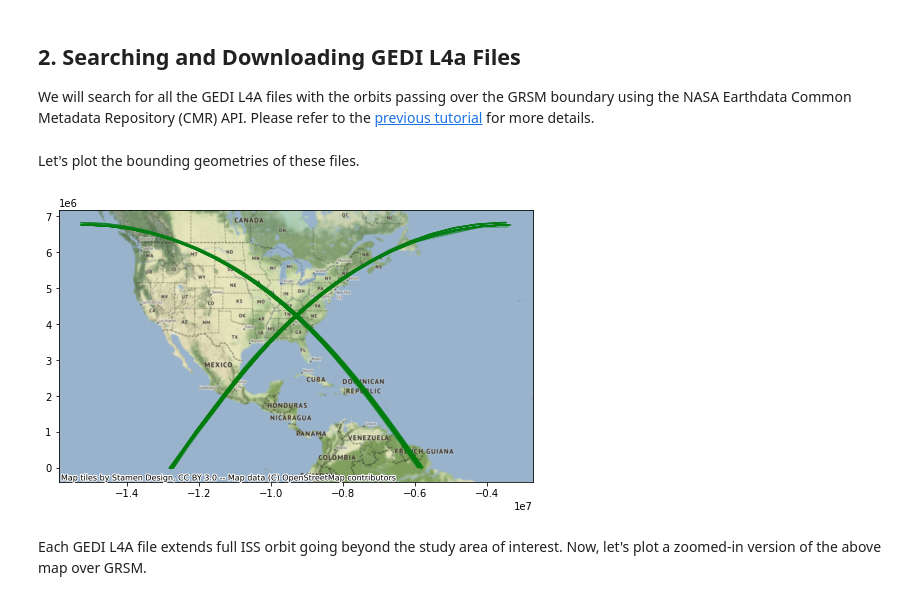
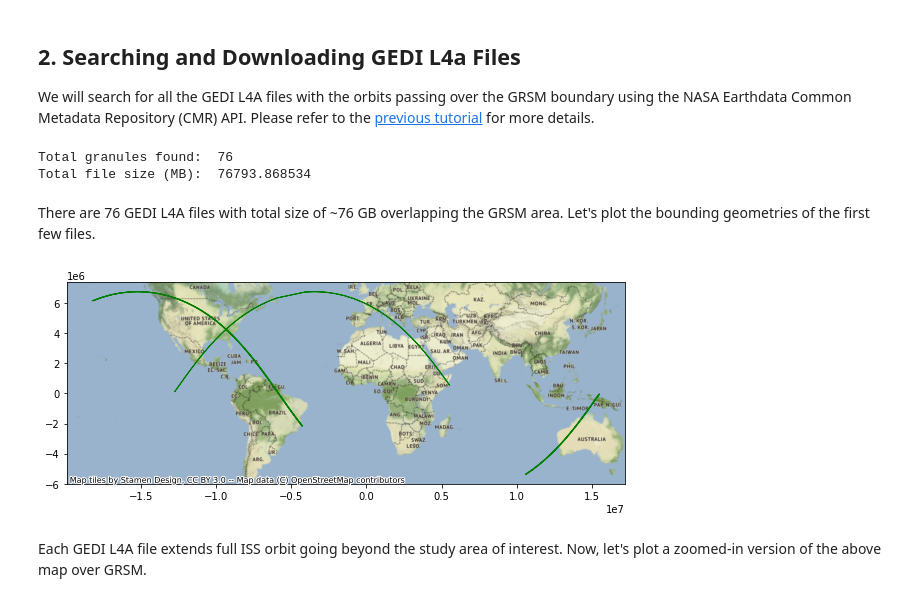
Before and after one commit to ornldaac/gedi_tutorials, a Jupyter notebook: 2_gedi_l4a_subsets.ipynb, the cells around one changed output. Cells and saved outputs as stored; diff of their text form; code cells hidden in the pictures.

```diff
--- a/2_gedi_l4a_subsets.ipynb
+++ b/2_gedi_l4a_subsets.ipynb
@@ -10,7 +10,7 @@ The [previous tutorial](1_gedi_l4a_search_download.ipynb) explains how to downlo
 We will use the boundary of the [Great Smokey Mountain National Park (GRSM)](https://www.nps.gov/grsm/planyourvisit/maps.htm) to demonstrate the spatial subsetting process. The boundary file is in ESRI Shapefile format in the folder called `grsm` in the repository. Let's read the boundary file and print out its coordinate system.
 # %%
 import geopandas as gpd
-grsm_poly = gpd.read_file('grsm/GRSM_BOUNDARY_POLYGON_fid17.shp')
+grsm_poly = gpd.read_file('polygons/grsm/GRSM_BOUNDARY_POLYGON_fid17.shp')
 grsm_poly.crs
 # %% [output]
 <Projected CRS: EPSG:26917>
@@ -55,8 +55,7 @@ grsm_epsg4326.geometry = grsm_epsg4326.geometry.apply(orient, args=(1,))
 # CMR has 1000000 bytes limit
 grsm_epsg4326 = grsm_epsg4326.simplify(0.0005)
 
-# We will use L2A to get bounding geometries for L4A
-doi = '10.5067/GEDI/GEDI02_A.002'# GEDI L2A DOI
+doi = '10.3334/ORNLDAAC/1907'# GEDI L4A DOI
 
 # CMR API base url
 cmrurl='https://cmr.earthdata.nasa.gov/search/'
@@ -95,19 +94,19 @@ while True:
 
             # reading bounding geometries
             if 'polygons' in g:
-                polygons= g['polygons'][0]
+                polygons= g['polygons']
                 multipolygons = []
                 for poly in polygons:
-                    i=iter(poly.split (" "))
+                    i=iter(poly[0].split(" "))
                     ltln = list(map(" ".join,zip(i,i)))
                     multipolygons.append(Polygon([[float(p.split(" ")[1]), float(p.split(" ")[0])] for p in ltln]))
                 granule_poly = MultiPolygon(multipolygons)
 
             # Get URL of HDF5 files
-            h5name = g['producer_granule_id'].split('_')
-            ornlurl = 'https://daac.ornl.gov/daacdata/gedi/GEDI_L4A_AGB_Density/data/'
-            granule_url = ornlurl + 'GEDI04_A_' + h5name[2] + '_' + h5name[3]  + '_' + h5name[5] + '_02_001_01.h5'
-            granule_arr.append([granule_url, granule_poly])
+            for links in g['links']:
+                if 'title' in links and links['title'].startswith('Download'):
+                    granule_url = links['href']
+            granule_arr.append([granule_url, granule_size, granule_poly])
 
         page_num += 1
     else:
@@ -115,20 +114,29 @@ while True:
 
 # adding bound as the last row into the dataframe
 # we will use this later in the plot
-granule_arr.append(['GRSM', grsm_epsg4326.geometry.item() ])
+granule_arr.append(['GRSM', 0, grsm_epsg4326.geometry.item() ])
 
 # creating a pandas dataframe
-l4adf = pd.DataFrame(granule_arr, columns=["granule_url", "granule_poly"])
+l4adf = pd.DataFrame(granule_arr, columns=["granule_url", "granule_size", "granule_poly"])
+
+# Drop granules with empty geometry
+l4adf = l4adf[l4adf['granule_poly'] != '']
+
+print ("Total granules found: ", len(l4adf.index)-1)
+print ("Total file size (MB): ", l4adf['granule_size'].sum())
+# %% [output]
+Total granules found:  76
+Total file size (MB):  76793.868534
 # %% [markdown]
-Let's plot the bounding geometries of these files.
+There are 76 GEDI L4A files with total size of ~76 GB overlapping the GRSM area. Let's plot the bounding geometries of the first few files.
 # %%
 gdf = gpd.GeoDataFrame(l4adf, geometry=l4adf.granule_poly)
 gdf.crs = "EPSG:4326"
 gdf_epsg3857 = gdf.to_crs(epsg=3857)
-ax=gdf_epsg3857.plot(figsize=(10, 5), alpha=0.3, edgecolor='green')
+ax=gdf_epsg3857[:3].plot(figsize=(10, 5),edgecolor='green')
 ctx.add_basemap(ax)
 # %% [output]
-[figure, old version]
+[figure, new version]
 # %% [markdown]
 Each GEDI L4A file extends full ISS orbit going beyond the study area of interest. Now, let's plot a zoomed-in version of the above map over GRSM.
 # %%
```
Also changed, not shown: parts of 15 cells of this notebook, 9 other files.
